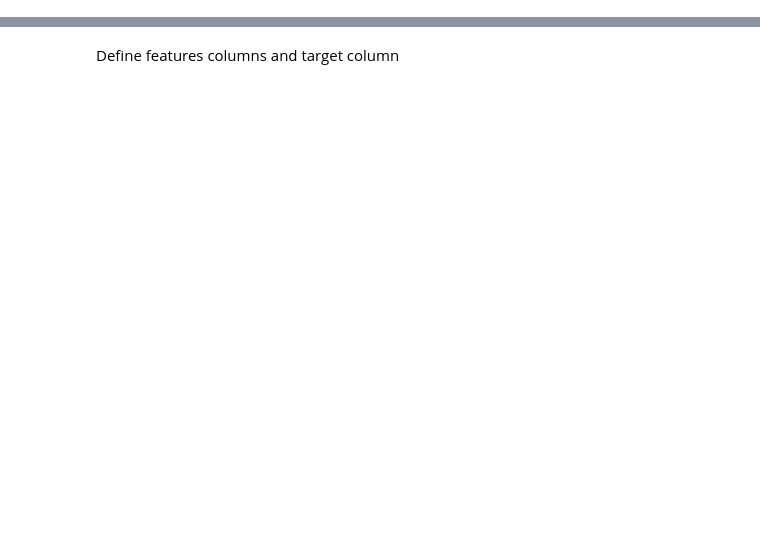
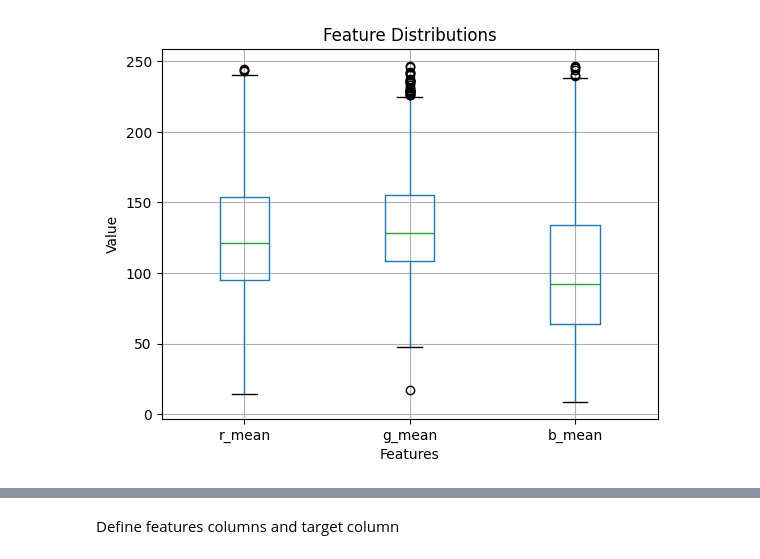
Before and after one commit to kshitijrajsharma/landcoverclassification, a Jupyter notebook: notebooks/milestone_2.ipynb, the cells around one changed output, grey strips where cells are left out. Cells and saved outputs as stored; diff of their text form; code cells hidden in the pictures; blank space fills up the shorter version.

```diff
--- a/notebooks/experiment.ipynb
+++ b/notebooks/milestone_2.ipynb
@@ -3,0 +15,10 @@ import os
+# %%
+import matplotlib.pyplot as plt
+
+data_path = os.path.join(os.getcwd(), '..', 'data', 'geojson', 'train_files.geojson')
+
+train_gdf = gpd.read_file(data_path)
+features = ['r_mean','r_median', 'r_std','r_var', 'g_mean','g_median', 'g_std','g_var', 'b_mean','b_median','b_var', 'b_std']
+
+print("Feature Statistics:")
+print(train_gdf[features].describe())
@@ -3,0 +43,10 @@ import os
+# %%
+display_features = ['r_mean','g_mean','b_mean']
+
+train_gdf[display_features].boxplot()
+plt.title('Feature Distributions')
+plt.ylabel('Value')
+plt.xlabel('Features')
+plt.show()
+# %% [output]
+[figure, added]
```
Also changed, not shown: parts of 18 cells of this notebook, 1 other file.
